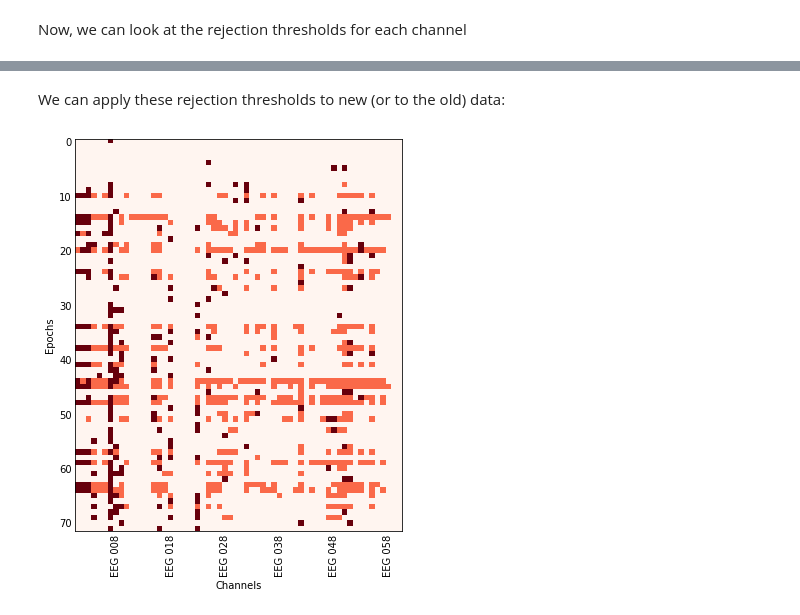
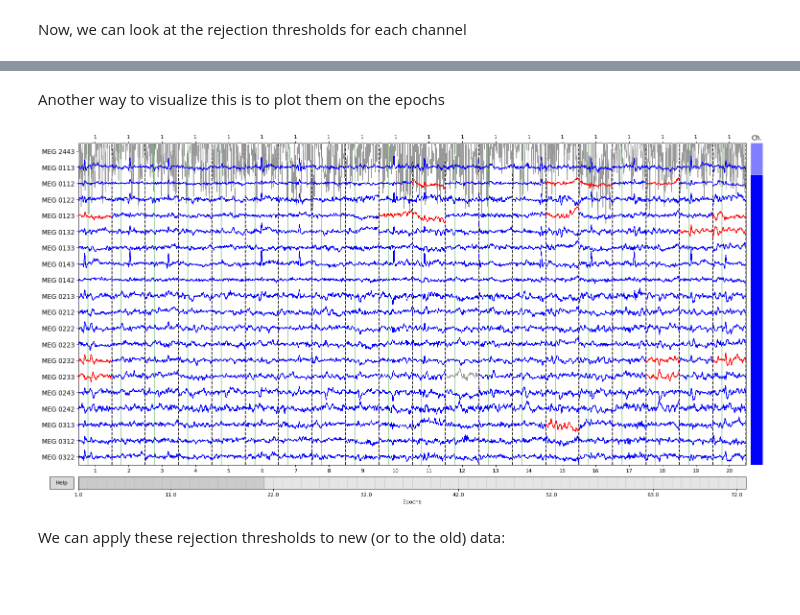
Before and after one commit to jasmainak/mne-workshop-brown, a Jupyter notebook: content/preprocessing/autoreject.ipynb, the cells around one changed output, grey strips where cells are left out. Cells and saved outputs as stored; diff of their text form; code cells hidden in the pictures; blank space fills up the shorter version.

```diff
--- a/content/preprocessing/autoreject.ipynb
+++ b/content/preprocessing/autoreject.ipynb
@@ -177,9 +244,11 @@ print(ar.threshes_)
+# %% [markdown]
+Another way to visualize this is to plot them on the epochs
+# %%
+reject_log.plot_epochs(epochs['auditory/left']);
+# %% [output]
+[figure, added]
 # %% [markdown]
 We can apply these rejection thresholds to new (or to the old) data:
-# %%
-ar.get_reject_log(epochs['auditory/left']).plot()
-# %% [output]
-[figure, removed]
 # %%
 epochs_clean = ar.transform(epochs['auditory/left'])
 # %% [output]
```
Also changed, not shown: parts of 30 cells of this notebook.
